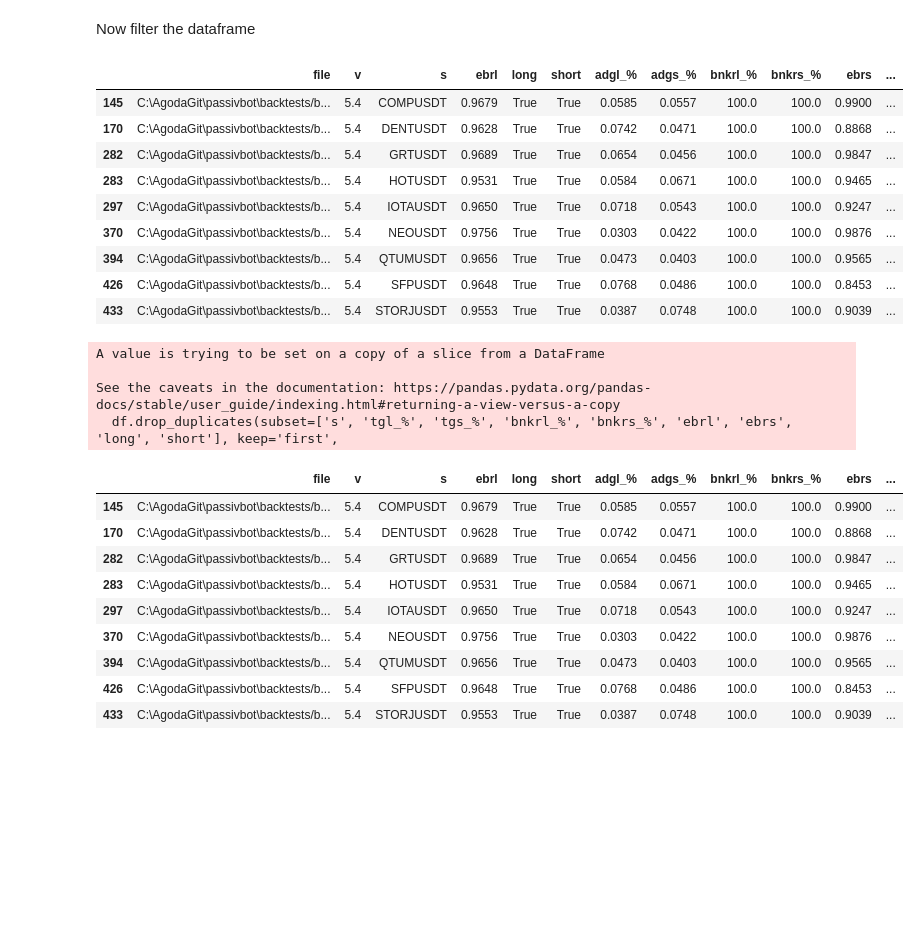
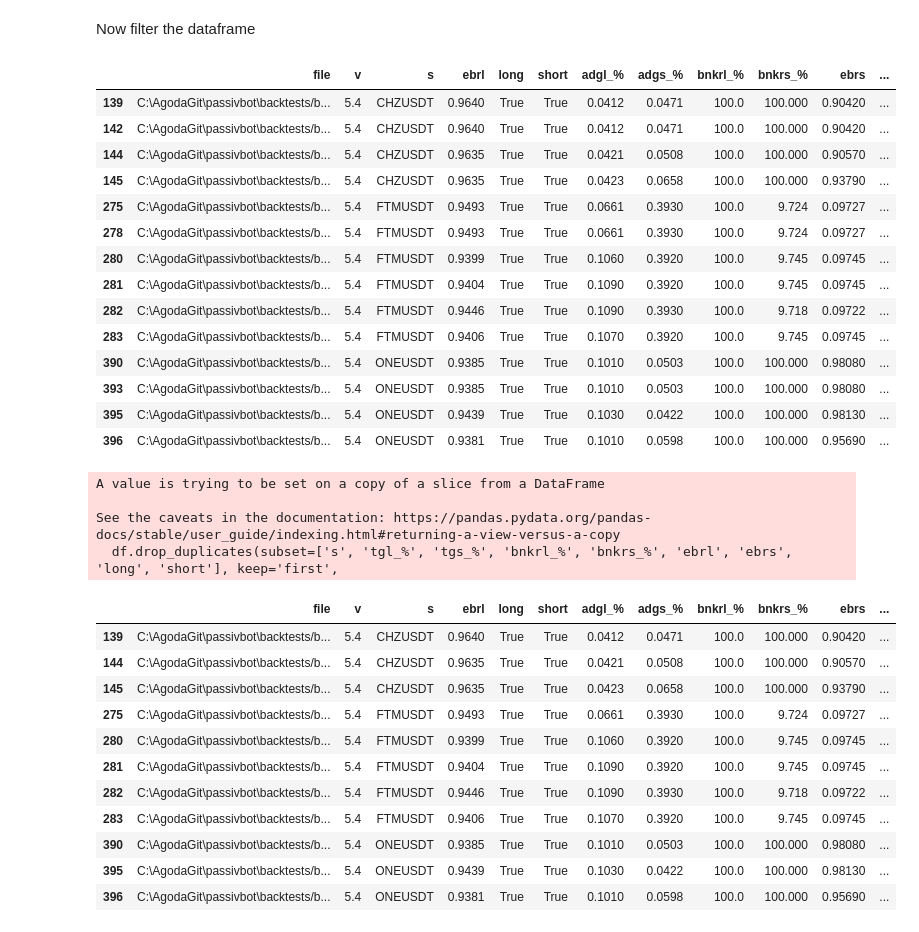
Before and after one commit to shroukkhan/passivbot, a Jupyter notebook: analyze_result.ipynb, the cells around one changed output. Drawn from its saved outputs; the diff is of its cells as text; code cells hidden in the pictures; blank space fills up the shorter version.

```diff
--- a/analyze_result.ipynb
+++ b/analyze_result.ipynb
@@ -79,46 +79,52 @@ allowed_symbols = ["ETHUSDT", "XRPUSDT", "1000SHIBUSDT", "DOGEUSDT", "ADAUSDT",
                    "ALGOUSDT", "CHZUSDT", "TRXUSDT", "VETUSDT", "CHRUSDT",
                    "ONEUSDT", "OMGUSDT", "XLMUSDT", "RUNEUSDT", "ENJUSDT",
                    "CELRUSDT", "SXPUSDT", "1INCHUSDT", "SRMUSDT", "COTIUSDT",
                    "ZECUSDT", "QTUMUSDT", "GRTUSDT", "DENTUSDT", "SFPUSDT",
                    "STORJUSDT", "IOTAUSDT", "HOTUSDT", "NEOUSDT", "COMPUSDT",
                    "LINAUSDT", "KAVAUSDT", "BATUSDT", "WAVESUSDT", "IOSTUSDT",
                    "ALPHAUSDT", "RLCUSDT", "HBARUSDT", "DODOUSDT", "XMRUSDT",
                    "SNXUSDT", "ANKRUSDT", "DASHUSDT", "REEFUSDT", "ZENUSDT",
                    "CVCUSDT", "RENUSDT", "ICXUSDT", "RSRUSDT", "SKLUSDT",
                    "NKNUSDT", "BELUSDT", "ONTUSDT", "OGNUSDT", "BLZUSDT",
                    "MTLUSDT", "CTKUSDT", "RVNUSDT", "LITUSDT", "MKRUSDT",
                    "OCEANUSDT", "ZILUSDT", "UNFIUSDT", "BANDUSDT", "YFIIUSDT",
                    "TOMOUSDT", "TRBUSDT", "KNCUSDT", "STMXUSDT", "ZRXUSDT",
                    "SCUSDT", "AKROUSDT", "XEMUSDT", "FLMUSDT", "BALUSDT",
                    "BTSUSDT", "DGBUSDT", "DEFIUSDT"]
 
-allowed_symbols = ["QTUMUSDT", "GRTUSDT", "DENTUSDT", "SFPUSDT",
-                   "STORJUSDT", "IOTAUSDT", "HOTUSDT", "NEOUSDT", "COMPUSDT"]
+allowed_symbols = ["ONEUSDT",
+         "FTMUSDT",
+         "CHZUSDT"]
 
 df = big_data[(big_data.s.isin(allowed_symbols))
               & (big_data['long'] == True)
               & (big_data['short'] == True)
 
-              & (big_data['bnkrl_%'] > 95.0)
-              & (big_data['bnkrs_%'] > 95.0)
+              # & (big_data['bnkrl_%'] > 95.0)
+              # & (big_data['bnkrs_%'] > 95.0)
 
               & (big_data['v'] == '5.4')
 
     # & (big_data['tg_%'] > 10)
     # & (big_data['ebr'] > .85)
               ]
 df
 # %% [output]
 |  | file | v | s | ebrl | long | short | adgl_% | adgs_% | bnkrl_% | bnkrs_% | ebrs | ... |
-| 145 | C:\AgodaGit\passivbot\backtests/b... | 5.4 | COMPUSDT | 0.9679 | True | True | 0.0585 | 0.0557 | 100.0 | 100.0 | 0.9900 | ... |
-| 170 | C:\AgodaGit\passivbot\backtests/b... | 5.4 | DENTUSDT | 0.9628 | True | True | 0.0742 | 0.0471 | 100.0 | 100.0 | 0.8868 | ... |
-| 282 | C:\AgodaGit\passivbot\backtests/b... | 5.4 | GRTUSDT | 0.9689 | True | True | 0.0654 | 0.0456 | 100.0 | 100.0 | 0.9847 | ... |
-| 283 | C:\AgodaGit\passivbot\backtests/b... | 5.4 | HOTUSDT | 0.9531 | True | True | 0.0584 | 0.0671 | 100.0 | 100.0 | 0.9465 | ... |
-| 297 | C:\AgodaGit\passivbot\backtests/b... | 5.4 | IOTAUSDT | 0.9650 | True | True | 0.0718 | 0.0543 | 100.0 | 100.0 | 0.9247 | ... |
-| 370 | C:\AgodaGit\passivbot\backtests/b... | 5.4 | NEOUSDT | 0.9756 | True | True | 0.0303 | 0.0422 | 100.0 | 100.0 | 0.9876 | ... |
-| 394 | C:\AgodaGit\passivbot\backtests/b... | 5.4 | QTUMUSDT | 0.9656 | True | True | 0.0473 | 0.0403 | 100.0 | 100.0 | 0.9565 | ... |
-| 426 | C:\AgodaGit\passivbot\backtests/b... | 5.4 | SFPUSDT | 0.9648 | True | True | 0.0768 | 0.0486 | 100.0 | 100.0 | 0.8453 | ... |
-| 433 | C:\AgodaGit\passivbot\backtests/b... | 5.4 | STORJUSDT | 0.9553 | True | True | 0.0387 | 0.0748 | 100.0 | 100.0 | 0.9039 | ... |
+| 139 | C:\AgodaGit\passivbot\backtests/b... | 5.4 | CHZUSDT | 0.9640 | True | True | 0.0412 | 0.0471 | 100.0 | 100.000 | 0.90420 | ... |
+| 142 | C:\AgodaGit\passivbot\backtests/b... | 5.4 | CHZUSDT | 0.9640 | True | True | 0.0412 | 0.0471 | 100.0 | 100.000 | 0.90420 | ... |
+| 144 | C:\AgodaGit\passivbot\backtests/b... | 5.4 | CHZUSDT | 0.9635 | True | True | 0.0421 | 0.0508 | 100.0 | 100.000 | 0.90570 | ... |
+| 145 | C:\AgodaGit\passivbot\backtests/b... | 5.4 | CHZUSDT | 0.9635 | True | True | 0.0423 | 0.0658 | 100.0 | 100.000 | 0.93790 | ... |
+| 275 | C:\AgodaGit\passivbot\backtests/b... | 5.4 | FTMUSDT | 0.9493 | True | True | 0.0661 | 0.3930 | 100.0 | 9.724 | 0.09727 | ... |
+| 278 | C:\AgodaGit\passivbot\backtests/b... | 5.4 | FTMUSDT | 0.9493 | True | True | 0.0661 | 0.3930 | 100.0 | 9.724 | 0.09727 | ... |
+| 280 | C:\AgodaGit\passivbot\backtests/b... | 5.4 | FTMUSDT | 0.9399 | True | True | 0.1060 | 0.3920 | 100.0 | 9.745 | 0.09745 | ... |
+| 281 | C:\AgodaGit\passivbot\backtests/b... | 5.4 | FTMUSDT | 0.9404 | True | True | 0.1090 | 0.3920 | 100.0 | 9.745 | 0.09745 | ... |
+| 282 | C:\AgodaGit\passivbot\backtests/b... | 5.4 | FTMUSDT | 0.9446 | True | True | 0.1090 | 0.3930 | 100.0 | 9.718 | 0.09722 | ... |
+| 283 | C:\AgodaGit\passivbot\backtests/b... | 5.4 | FTMUSDT | 0.9406 | True | True | 0.1070 | 0.3920 | 100.0 | 9.745 | 0.09745 | ... |
+| 390 | C:\AgodaGit\passivbot\backtests/b... | 5.4 | ONEUSDT | 0.9385 | True | True | 0.1010 | 0.0503 | 100.0 | 100.000 | 0.98080 | ... |
+| 393 | C:\AgodaGit\passivbot\backtests/b... | 5.4 | ONEUSDT | 0.9385 | True | True | 0.1010 | 0.0503 | 100.0 | 100.000 | 0.98080 | ... |
+| 395 | C:\AgodaGit\passivbot\backtests/b... | 5.4 | ONEUSDT | 0.9439 | True | True | 0.1030 | 0.0422 | 100.0 | 100.000 | 0.98130 | ... |
+| 396 | C:\AgodaGit\passivbot\backtests/b... | 5.4 | ONEUSDT | 0.9381 | True | True | 0.1010 | 0.0598 | 100.0 | 100.000 | 0.95690 | ... |
 # %%
 df.drop_duplicates(subset=['s', 'tgl_%', 'tgs_%', 'bnkrl_%', 'bnkrs_%', 'ebrl', 'ebrs', 'long', 'short'], keep='first',
                    inplace=True)
@@ -129,12 +135,14 @@ A value is trying to be set on a copy of a slice from a DataFrame
 See the caveats in the documentation: https://pandas.pydata.org/pandas-docs/stable/user_guide/indexing.html#returning-a-view-versus-a-copy
   df.drop_duplicates(subset=['s', 'tgl_%', 'tgs_%', 'bnkrl_%', 'bnkrs_%', 'ebrl', 'ebrs', 'long', 'short'], keep='first',
 |  | file | v | s | ebrl | long | short | adgl_% | adgs_% | bnkrl_% | bnkrs_% | ebrs | ... |
-| 145 | C:\AgodaGit\passivbot\backtests/b... | 5.4 | COMPUSDT | 0.9679 | True | True | 0.0585 | 0.0557 | 100.0 | 100.0 | 0.9900 | ... |
-| 170 | C:\AgodaGit\passivbot\backtests/b... | 5.4 | DENTUSDT | 0.9628 | True | True | 0.0742 | 0.0471 | 100.0 | 100.0 | 0.8868 | ... |
-| 282 | C:\AgodaGit\passivbot\backtests/b... | 5.4 | GRTUSDT | 0.9689 | True | True | 0.0654 | 0.0456 | 100.0 | 100.0 | 0.9847 | ... |
-| 283 | C:\AgodaGit\passivbot\backtests/b... | 5.4 | HOTUSDT | 0.9531 | True | True | 0.0584 | 0.0671 | 100.0 | 100.0 | 0.9465 | ... |
-| 297 | C:\AgodaGit\passivbot\backtests/b... | 5.4 | IOTAUSDT | 0.9650 | True | True | 0.0718 | 0.0543 | 100.0 | 100.0 | 0.9247 | ... |
-| 370 | C:\AgodaGit\passivbot\backtests/b... | 5.4 | NEOUSDT | 0.9756 | True | True | 0.0303 | 0.0422 | 100.0 | 100.0 | 0.9876 | ... |
-| 394 | C:\AgodaGit\passivbot\backtests/b... | 5.4 | QTUMUSDT | 0.9656 | True | True | 0.0473 | 0.0403 | 100.0 | 100.0 | 0.9565 | ... |
-| 426 | C:\AgodaGit\passivbot\backtests/b... | 5.4 | SFPUSDT | 0.9648 | True | True | 0.0768 | 0.0486 | 100.0 | 100.0 | 0.8453 | ... |
-| 433 | C:\AgodaGit\passivbot\backtests/b... | 5.4 | STORJUSDT | 0.9553 | True | True | 0.0387 | 0.0748 | 100.0 | 100.0 | 0.9039 | ... |
+| 139 | C:\AgodaGit\passivbot\backtests/b... | 5.4 | CHZUSDT | 0.9640 | True | True | 0.0412 | 0.0471 | 100.0 | 100.000 | 0.90420 | ... |
+| 144 | C:\AgodaGit\passivbot\backtests/b... | 5.4 | CHZUSDT | 0.9635 | True | True | 0.0421 | 0.0508 | 100.0 | 100.000 | 0.90570 | ... |
+| 145 | C:\AgodaGit\passivbot\backtests/b... | 5.4 | CHZUSDT | 0.9635 | True | True | 0.0423 | 0.0658 | 100.0 | 100.000 | 0.93790 | ... |
+| 275 | C:\AgodaGit\passivbot\backtests/b... | 5.4 | FTMUSDT | 0.9493 | True | True | 0.0661 | 0.3930 | 100.0 | 9.724 | 0.09727 | ... |
+| 280 | C:\AgodaGit\passivbot\backtests/b... | 5.4 | FTMUSDT | 0.9399 | True | True | 0.1060 | 0.3920 | 100.0 | 9.745 | 0.09745 | ... |
+| 281 | C:\AgodaGit\passivbot\backtests/b... | 5.4 | FTMUSDT | 0.9404 | True | True | 0.1090 | 0.3920 | 100.0 | 9.745 | 0.09745 | ... |
+| 282 | C:\AgodaGit\passivbot\backtests/b... | 5.4 | FTMUSDT | 0.9446 | True | True | 0.1090 | 0.3930 | 100.0 | 9.718 | 0.09722 | ... |
+| 283 | C:\AgodaGit\passivbot\backtests/b... | 5.4 | FTMUSDT | 0.9406 | True | True | 0.1070 | 0.3920 | 100.0 | 9.745 | 0.09745 | ... |
+| 390 | C:\AgodaGit\passivbot\backtests/b... | 5.4 | ONEUSDT | 0.9385 | True | True | 0.1010 | 0.0503 | 100.0 | 100.000 | 0.98080 | ... |
+| 395 | C:\AgodaGit\passivbot\backtests/b... | 5.4 | ONEUSDT | 0.9439 | True | True | 0.1030 | 0.0422 | 100.0 | 100.000 | 0.98130 | ... |
+| 396 | C:\AgodaGit\passivbot\backtests/b... | 5.4 | ONEUSDT | 0.9381 | True | True | 0.1010 | 0.0598 | 100.0 | 100.000 | 0.95690 | ... |
```
Also changed, not shown: parts of 1 cell of this notebook, 4 other files.
